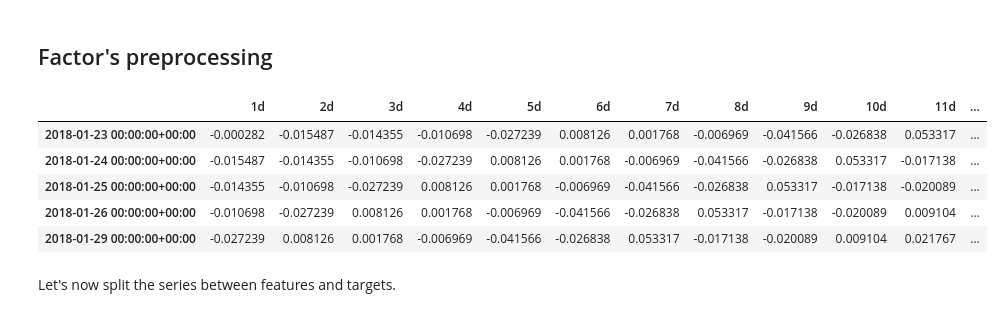
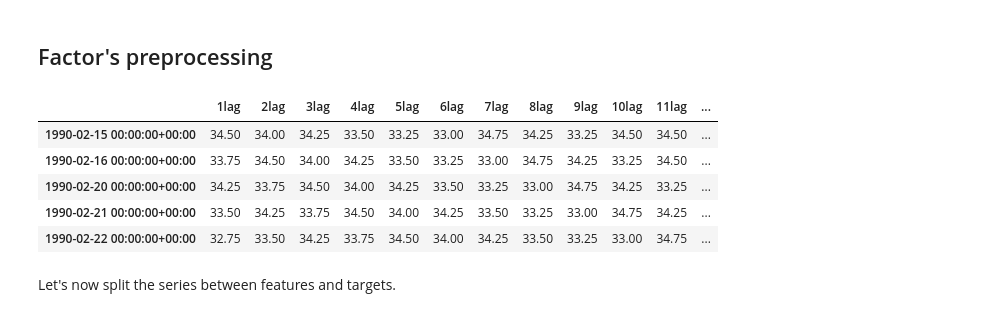
Before and after one commit to isabelpuche/ml_for_algo_trading, a Jupyter notebook: notebooks/ml_pipeline.ipynb, the cells around one changed output. Cells and saved outputs as stored; diff of their text form; code cells hidden in the pictures.

```diff
--- a/notebooks/ml_pipeline.ipynb
+++ b/notebooks/ml_pipeline.ipynb
@@ -161,23 +158,24 @@ for d in range(2, 41):
+# %%
+# Create 8 lead variables
+for lead in range(1, 9):
+    col = '{}lead'.format(lead)
+    if col == '1lead':
+        df['1lead'] = df['close'].shift(-1)
+    else:
+        df[col] = df['{}lead'.format(lead - 1)].shift(-1)
 # %%
 df = df.dropna()
-# %%
-for i in reversed(range(2, 41)):
-    col = '%dd' % i
-    prev = '%dd' % (i - 1)
-    df[col] = (df[col] - df[prev]) / df[prev]
 # %%
-df['1d'] = (df['1d'] - df['close']) / df['close']
+df = df.drop(columns='close')
-# %%
-df = df.drop(columns=['close'])
 # %%
-df.tail()
+df.head()
 # %% [output]
-|  | 1d | 2d | 3d | 4d | 5d | 6d | 7d | 8d | 9d | 10d | 11d | ... |
-| 2018-01-23 00:00:00+00:00 | -0.000282 | -0.015487 | -0.014355 | -0.010698 | -0.027239 | 0.008126 | 0.001768 | -0.006969 | -0.041566 | -0.026838 | 0.053317 | ... |
-| 2018-01-24 00:00:00+00:00 | -0.015487 | -0.014355 | -0.010698 | -0.027239 | 0.008126 | 0.001768 | -0.006969 | -0.041566 | -0.026838 | 0.053317 | -0.017138 | ... |
-| 2018-01-25 00:00:00+00:00 | -0.014355 | -0.010698 | -0.027239 | 0.008126 | 0.001768 | -0.006969 | -0.041566 | -0.026838 | 0.053317 | -0.017138 | -0.020089 | ... |
-| 2018-01-26 00:00:00+00:00 | -0.010698 | -0.027239 | 0.008126 | 0.001768 | -0.006969 | -0.041566 | -0.026838 | 0.053317 | -0.017138 | -0.020089 | 0.009104 | ... |
-| 2018-01-29 00:00:00+00:00 | -0.027239 | 0.008126 | 0.001768 | -0.006969 | -0.041566 | -0.026838 | 0.053317 | -0.017138 | -0.020089 | 0.009104 | 0.021767 | ... |
+|  | 1lag | 2lag | 3lag | 4lag | 5lag | 6lag | 7lag | 8lag | 9lag | 10lag | 11lag | ... |
+| 1990-02-15 00:00:00+00:00 | 34.50 | 34.00 | 34.25 | 33.50 | 33.25 | 33.00 | 34.75 | 34.25 | 33.25 | 34.50 | 34.50 | ... |
+| 1990-02-16 00:00:00+00:00 | 33.75 | 34.50 | 34.00 | 34.25 | 33.50 | 33.25 | 33.00 | 34.75 | 34.25 | 33.25 | 34.50 | ... |
+| 1990-02-20 00:00:00+00:00 | 34.25 | 33.75 | 34.50 | 34.00 | 34.25 | 33.50 | 33.25 | 33.00 | 34.75 | 34.25 | 33.25 | ... |
+| 1990-02-21 00:00:00+00:00 | 33.50 | 34.25 | 33.75 | 34.50 | 34.00 | 34.25 | 33.50 | 33.25 | 33.00 | 34.75 | 34.25 | ... |
+| 1990-02-22 00:00:00+00:00 | 32.75 | 33.50 | 34.25 | 33.75 | 34.50 | 34.00 | 34.25 | 33.50 | 33.25 | 33.00 | 34.75 | ... |
 # %% [markdown]
 Let's now split the series between features and targets.
 # %%
```
Also changed, not shown: parts of 41 cells of this notebook.
